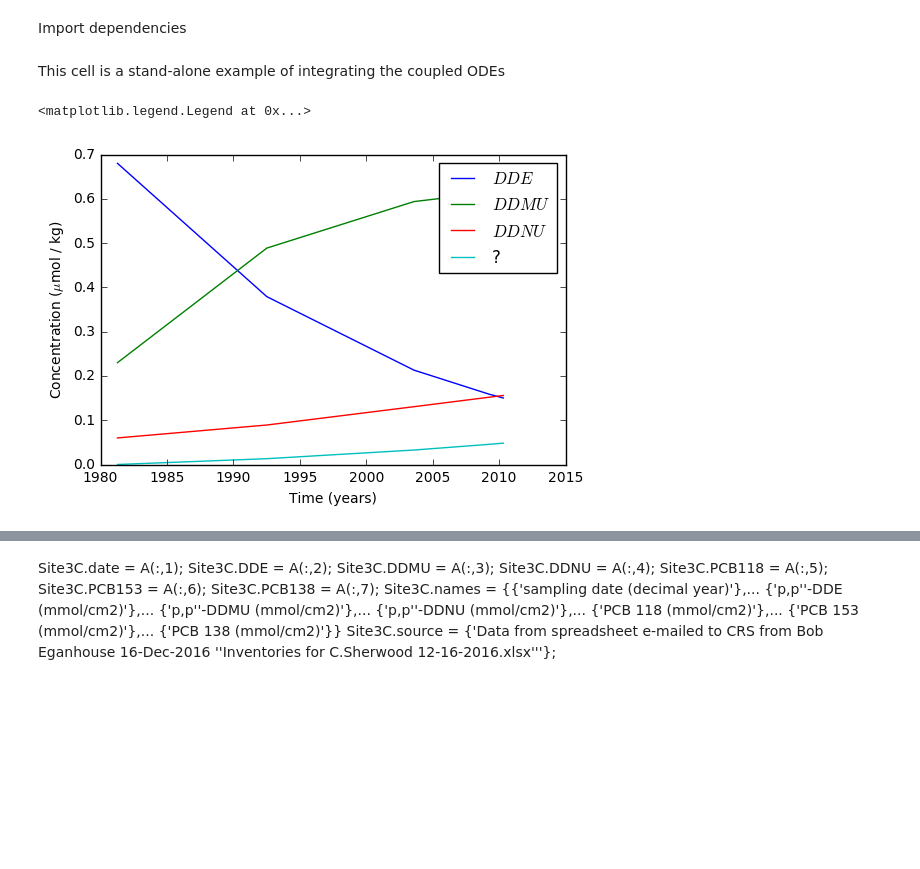
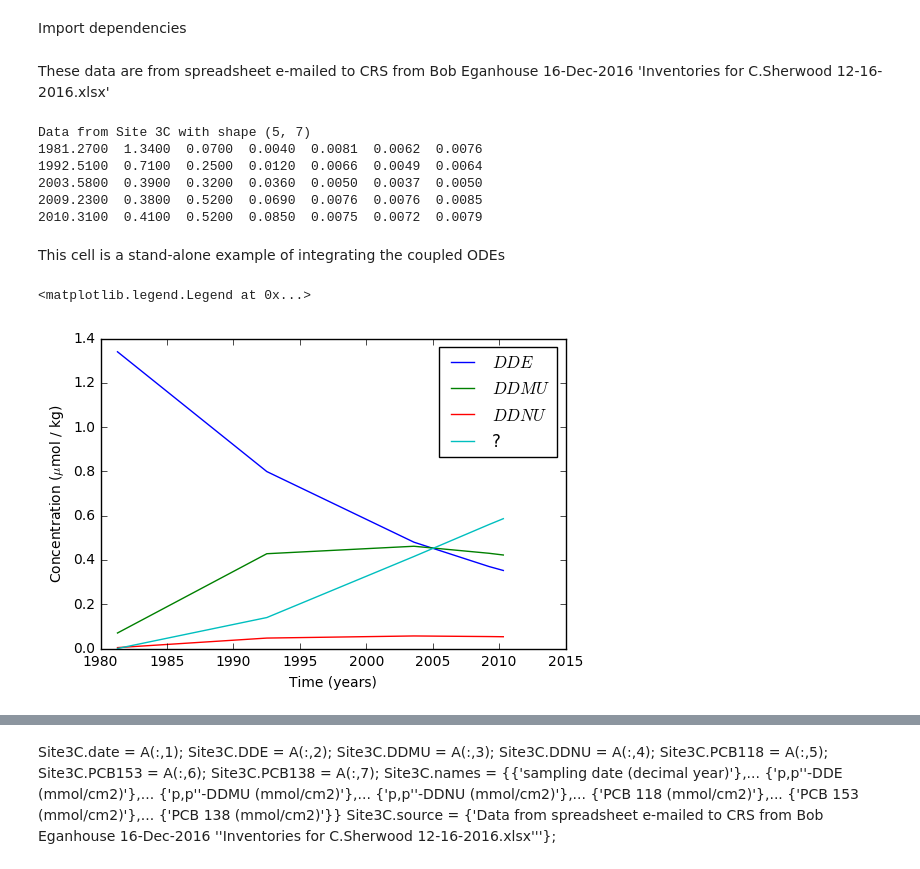
Before and after one commit to csherwood-usgs/bateman, a Jupyter notebook: bateman.ipynb, the cells around one changed output, grey strips where cells are left out. Saved outputs shown, nothing was run; the diff lists cells and outputs as text; code cells hidden in the pictures; blank space fills up the shorter version.

```diff
--- a/bateman.ipynb
+++ b/bateman.ipynb
@@ -18,66 +18,76 @@ from scipy.integrate import odeint
 from pylab import *
 from lmfit import *
 %matplotlib inline
+# %% [markdown]
+These data are from spreadsheet e-mailed to CRS from Bob Eganhouse 16-Dec-2016 'Inventories for C.Sherwood 12-16-2016.xlsx'
 # %%
-#Site3C.source = {'Data from spreadsheet e-mailed to CRS from Bob Eganhouse 16-Dec-2016 ''Inventories for C.Sherwood 12-16-2016.xlsx'''};
-A=np.array([\
-[1981.27,1.34,0.07,0.004,0.0081,0.0062,0.0076],\
-[1992.51,0.71,0.25,0.012,0.0066,0.0049,0.0064],\
-[2003.58,0.39,0.32,0.036,0.0050,0.0037,0.0050],\
-[2009.23,0.38,0.52,0.069,0.0076,0.0076,0.0085],\
-[2010.31,0.41,0.52,0.085,0.0075,0.0072,0.0079]])
+# Select on of the sites and load data
+site = 'Site 3C'
+#site = 'Site 6C'
+if site == 'Site 3C':
+    A=np.array([\
+    [1981.27,1.34,0.07,0.004,0.0081,0.0062,0.0076],\
+    [1992.51,0.71,0.25,0.012,0.0066,0.0049,0.0064],\
+    [2003.58,0.39,0.32,0.036,0.0050,0.0037,0.0050],\
+    [2009.23,0.38,0.52,0.069,0.0076,0.0076,0.0085],\
+    [2010.31,0.41,0.52,0.085,0.0075,0.0072,0.0079]])
+if site == 'Site 6C':
+    print("no data yet")
+
 t = A[:,0]
 DDE=A[:,1]
 DDMU=A[:,2]
 DDNU=A[:,3]
 
-# guess at std. error in measurements per conv. with R.E.
-eps_DDE = 0.05*DDE
-eps_DDMU = 0.1*DDMU
-eps_DDNU = 0.2*DDNU
-
-# calculate adjustment according to mean PCB inventory
-adj = A[:,4:6].mean(axis=1)
-adj = adj/adj.mean()
-eps_adj = adj.std()
+print("Data from {0} with shape {1}".format(site,A.shape))
+print('\n'.join([''.join(['{:5.4f}  '.format(item) for item in row])
+      for row in A]))
+# %% [output]
+Data from Site 3C with shape (5, 7)
+1981.2700  1.3400  0.0700  0.0040  0.0081  0.0062  0.0076
+1992.5100  0.7100  0.2500  0.0120  0.0066  0.0049  0.0064
+2003.5800  0.3900  0.3200  0.0360  0.0050  0.0037  0.0050
+2009.2300  0.3800  0.5200  0.0690  0.0076  0.0076  0.0085
+2010.3100  0.4100  0.5200  0.0850  0.0075  0.0072  0.0079
 # %% [markdown]
 This cell is a stand-alone example of integrating the coupled ODEs
 # %%
-# See my other notebook where decay rates are global
-# so they can be seen inside the function
-k = np.array([.052, .01, .0161, .0])
+# In my previous notebook decay rates were global variables
+# so they can be seen inside the function. That is not necessary
+# if you use the args = (k,) syntax
+k = np.array([.046, .056, .46, .0])
 
 # define a function to represent coupled ordinary differential eqns.
 # this version allows for a fourth loss term that applies to all compounds
 def dcdt(c, t, k):
     dfdt = np.zeros(4)
     dfdt[0] = c[0]* -k[0] - c[0]*k[3]
     dfdt[1] = c[1]* -k[1] + c[0]*k[0] - c[1]*k[3]
     dfdt[2] = c[2]* -k[2] + c[1]*k[1] - c[2]*k[3]
     dfdt[3] =               c[2]*k[2] - c[3]*k[3]
     return dfdt
 
 # intial concentration for four constituents
-C0 = np.array([.68, .23, .06, 0.])
+C0 = np.array([1.34, .07, .004, 0.])
 
 # time array
 # t = linspace(0.0,100.,50)
 
 # or, for discrete times that match measurements:
 t = np.array(( 1981.27, 1992.51, 2003.58, 2009.23, 2010.31 ))
 
 # Use the
 C = odeint(dcdt,C0,t, args = (k,))
 
 fig = plt.figure()
 plt.plot(t,C[:,0],label='$DDE$')
 plt.plot(t,C[:,1],label='$DDMU$')
 plt.plot(t,C[:,2],label='$DDNU$')
 plt.plot(t,C[:,3],label='?')
 plt.xlabel('Time (years)')
 plt.ylabel('Concentration ($\mu$mol / kg)')
 plt.legend(loc='upper right')
 # %% [output]
 <matplotlib.legend.Legend at 0x...>
-[figure, old version]
+[figure, new version]
 # %%
```
Also changed, not shown: parts of 3 cells of this notebook.
